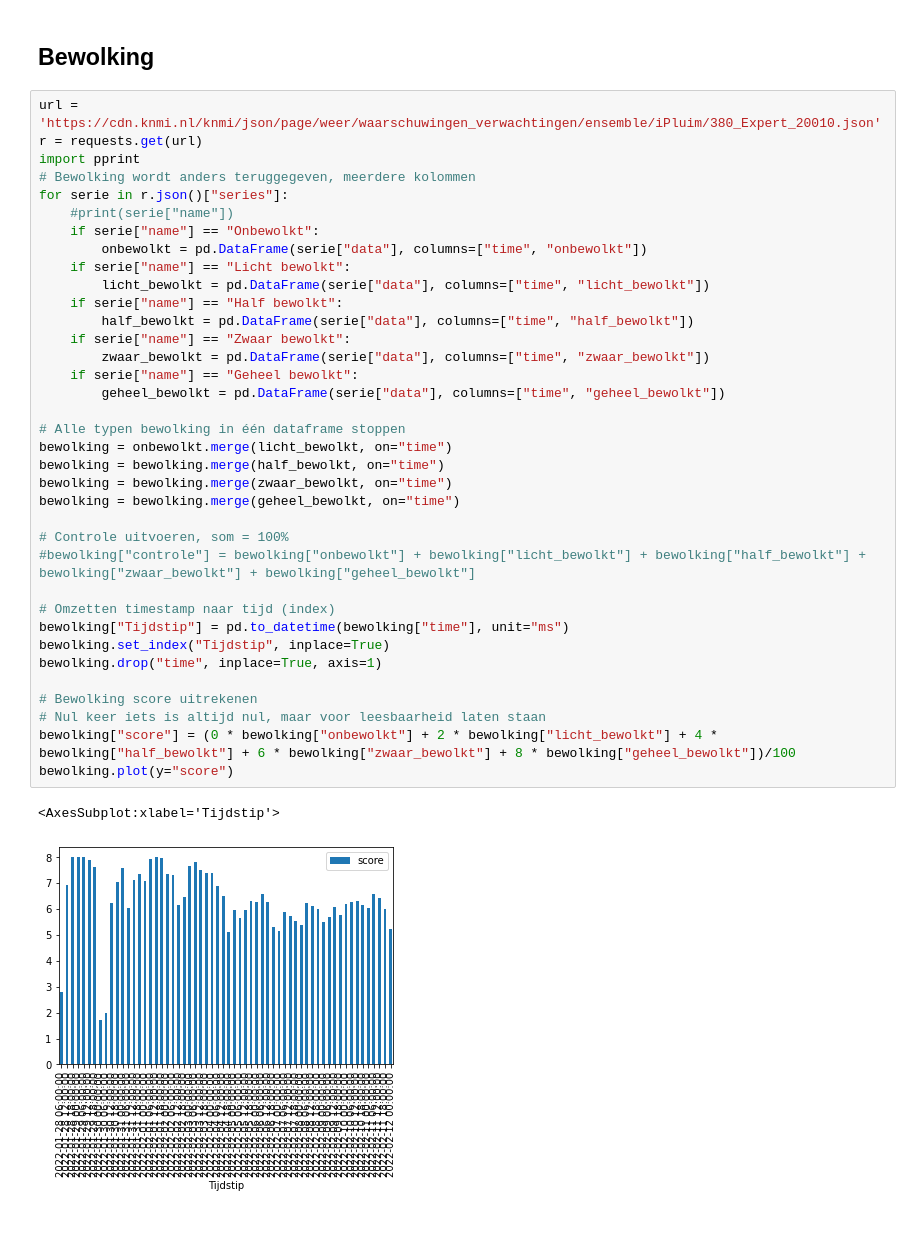
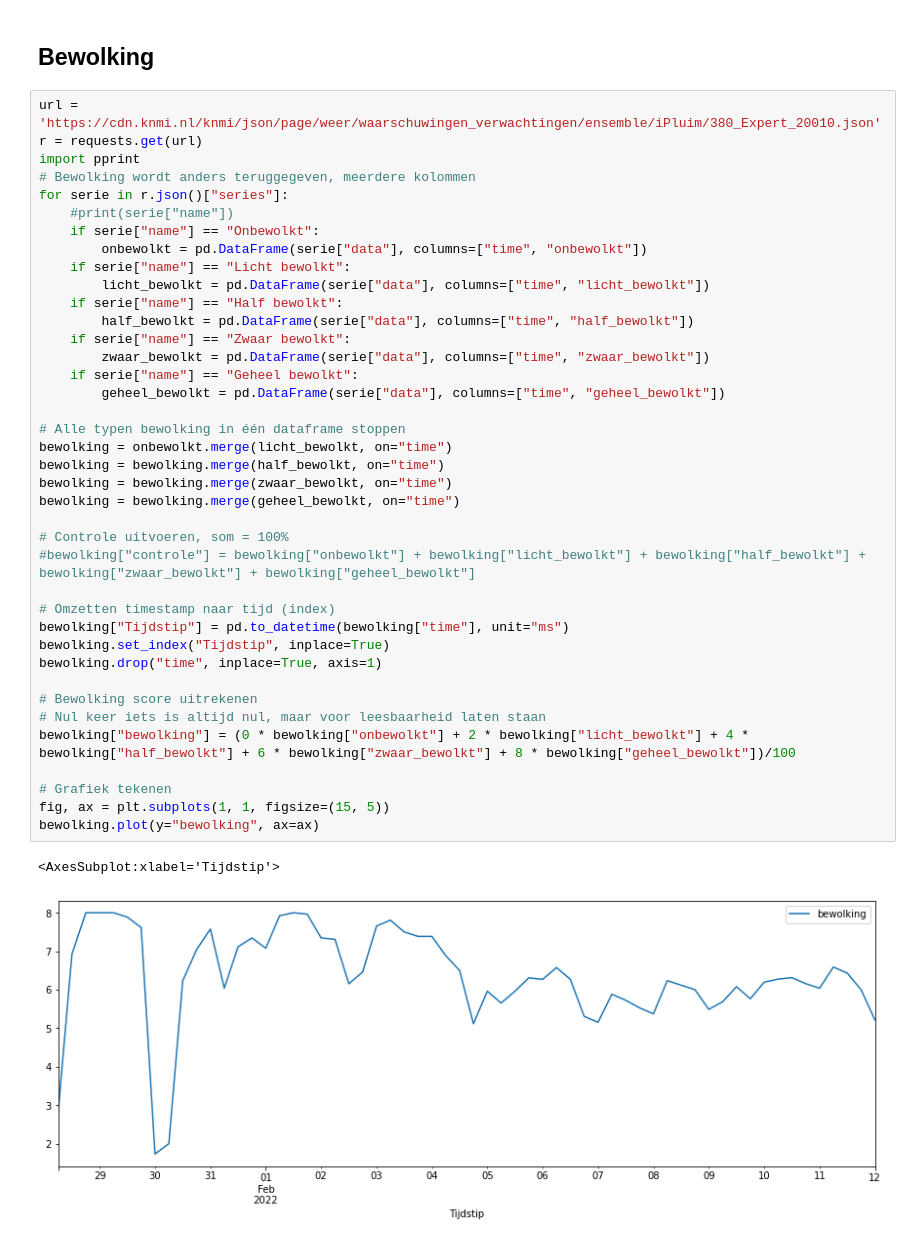
Before and after one commit to bosgnoom/data-engineer-eindopdracht, a Jupyter notebook: weersvoorspelling.ipynb, the cells around one changed output. Saved outputs shown, nothing was run; the diff lists cells and outputs as text.

```diff
--- a/weersvoorspelling.ipynb
+++ b/weersvoorspelling.ipynb
@@ -57,33 +58,36 @@ for serie in r.json()["series"]:
     #print(serie["name"])
     if serie["name"] == "Onbewolkt":
         onbewolkt = pd.DataFrame(serie["data"], columns=["time", "onbewolkt"])
     if serie["name"] == "Licht bewolkt":
         licht_bewolkt = pd.DataFrame(serie["data"], columns=["time", "licht_bewolkt"])
     if serie["name"] == "Half bewolkt":
         half_bewolkt = pd.DataFrame(serie["data"], columns=["time", "half_bewolkt"])
     if serie["name"] == "Zwaar bewolkt":
         zwaar_bewolkt = pd.DataFrame(serie["data"], columns=["time", "zwaar_bewolkt"])
     if serie["name"] == "Geheel bewolkt":
         geheel_bewolkt = pd.DataFrame(serie["data"], columns=["time", "geheel_bewolkt"])
 
 # Alle typen bewolking in één dataframe stoppen
 bewolking = onbewolkt.merge(licht_bewolkt, on="time")
 bewolking = bewolking.merge(half_bewolkt, on="time")
 bewolking = bewolking.merge(zwaar_bewolkt, on="time")
 bewolking = bewolking.merge(geheel_bewolkt, on="time")
 
 # Controle uitvoeren, som = 100%
 #bewolking["controle"] = bewolking["onbewolkt"] + bewolking["licht_bewolkt"] + bewolking["half_bewolkt"] + bewolking["zwaar_bewolkt"] + bewolking["geheel_bewolkt"]
 
 # Omzetten timestamp naar tijd (index)
 bewolking["Tijdstip"] = pd.to_datetime(bewolking["time"], unit="ms")
 bewolking.set_index("Tijdstip", inplace=True)
 bewolking.drop("time", inplace=True, axis=1)
 
 # Bewolking score uitrekenen
 # Nul keer iets is altijd nul, maar voor leesbaarheid laten staan
-bewolking["score"] = (0 * bewolking["onbewolkt"] + 2 * bewolking["licht_bewolkt"] + 4 * bewolking["half_bewolkt"] + 6 * bewolking["zwaar_bewolkt"] + 8 * bewolking["geheel_bewolkt"])/100
-bewolking.plot(y="score")
+bewolking["bewolking"] = (0 * bewolking["onbewolkt"] + 2 * bewolking["licht_bewolkt"] + 4 * bewolking["half_bewolkt"] + 6 * bewolking["zwaar_bewolkt"] + 8 * bewolking["geheel_bewolkt"])/100
+
+# Grafiek tekenen
+fig, ax = plt.subplots(1, 1, figsize=(15, 5))
+bewolking.plot(y="bewolking", ax=ax)
 # %% [output]
 <AxesSubplot:xlabel='Tijdstip'>
-[figure, old version]
+[figure, new version]
```
Also changed, not shown: parts of 4 cells of this notebook, 3 other files.
